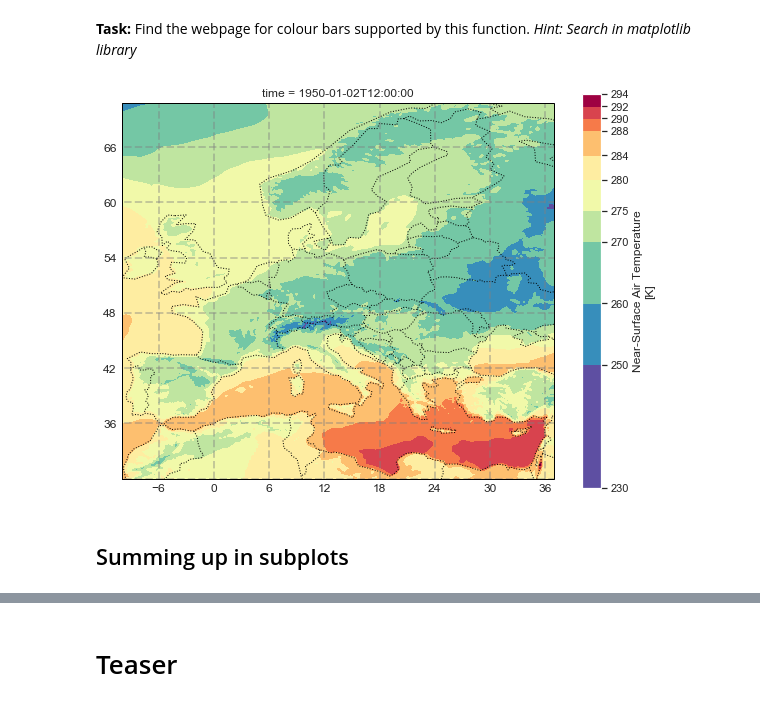
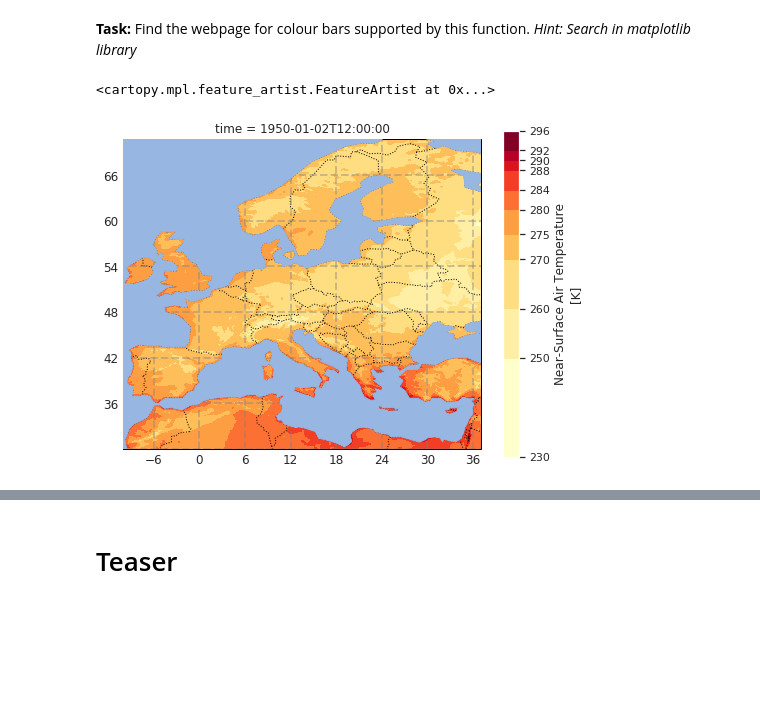
Before and after one commit to avatar101/CRA-Python-Introduction, a Jupyter notebook: Course_Tutorial_2.ipynb, the cells around one changed output, grey strips where cells are left out. Drawn from its saved outputs; the diff is of its cells as text; code cells hidden in the pictures; blank space fills up the shorter version.

```diff
--- a/Course_Tutorial_2.ipynb
+++ b/Course_Tutorial_2.ipynb
@@ -487,22 +484,20 @@ Another point: The yellow part looks too bright, so let's try another colour sca
 **Task:** Find the webpage for colour bars supported by this function. *Hint: Search in matplotlib library*
 # %%
 # Irregular levels to illustrate the use of a proportional colorbar spacing
-levels = [230, 250, 260, 270, 275, 280, 284, 288, 290, 292, 294]
+levels1 = [230, 250, 260, 270, 275, 280, 284, 288, 290, 292, 294]
 # %%
 fig = plt.figure(figsize=(8,6))
 ax = plt.axes(projection=ccrs.PlateCarree())
 
 ax.add_feature(cfeature.COASTLINE, linestyle=':')
 ax.add_feature(cfeature.BORDERS, linestyle=':')
 gl = ax.gridlines(crs=ccrs.PlateCarree(), draw_labels=True,
                   linewidth=2, color='gray', alpha=0.4, linestyle='--')
 gl.xlabels_top = False # suppress gridline labels on the top
 gl.ylabels_right = False # suppress gridline labels at the right edge
-data_to_plot.plot.contourf(ax=ax, transform=ccrs.PlateCarree(), cmap='Spectral_r', levels=levels, cbar_kwargs={'ticks':levels,'spacing': 'proportional'})
-# uncomment to add ocean
-#ax.add_feature(cfeature.OCEAN, zorder=10)
-plt.tight_layout()
+data_to_plot.plot.contourf(ax=ax, transform=ccrs.PlateCarree(), cmap='YlOrRd', levels=levels1, cbar_kwargs={'ticks':levels1,'spacing': 'proportional'})
+
+ax.add_feature(cfeature.OCEAN, zorder=10)
 # %% [output]
+<cartopy.mpl.feature_artist.FeatureArtist at 0x...>
-[figure, old version]
+[figure, new version]
-# %% [markdown]
-## Summing up in subplots
```
Also changed, not shown: parts of 31 cells of this notebook, 1 other file.
